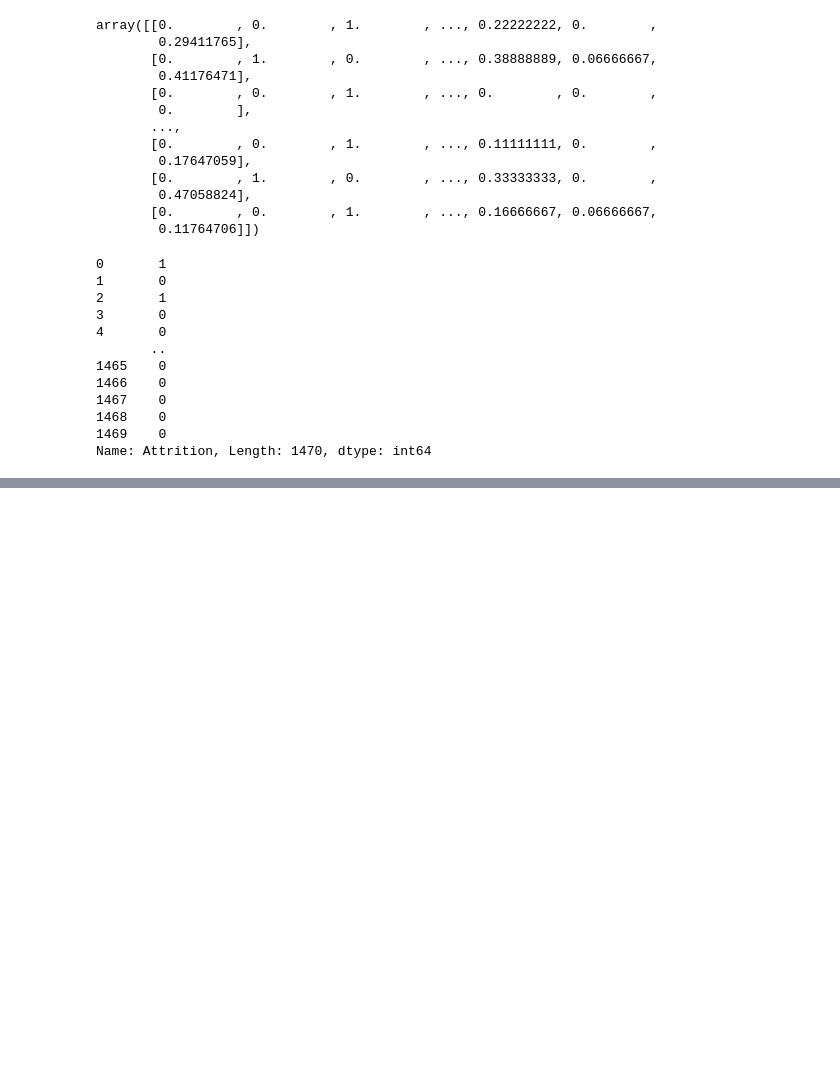
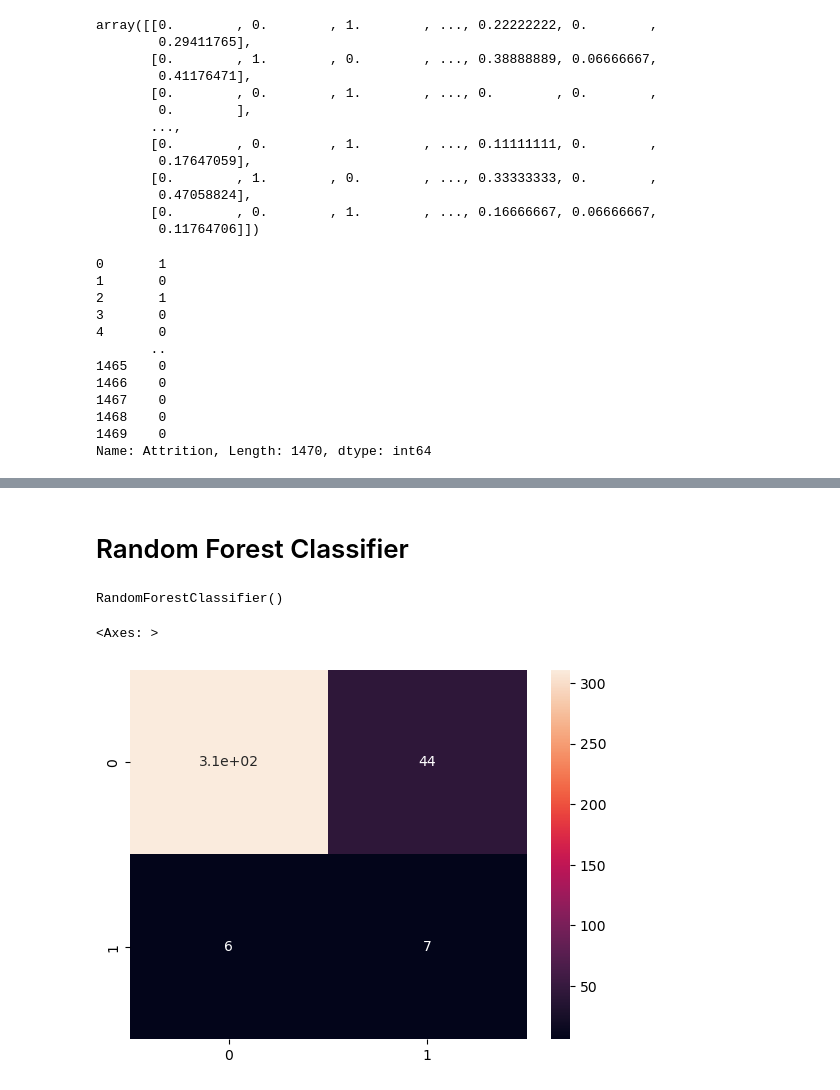
Before and after one commit to mattyapers/Data-Science, a Jupyter notebook: HR Model.ipynb, the cells around one changed output, grey strips where cells are left out. Drawn from its saved outputs; the diff is of its cells as text; code cells hidden in the pictures; blank space fills up the shorter version.

```diff
--- a/HR Model.ipynb
+++ b/HR Model.ipynb
@@ -493,0 +555,18 @@ Name: Attrition, Length: 1470, dtype: int64
+# %% [markdown]
+# Random Forest Classifier
+# %%
+from sklearn.ensemble import RandomForestClassifier
+
+model = RandomForestClassifier()
+model.fit(X_train, y_train)
+# %% [output]
+RandomForestClassifier()
+# %%
+y_pred = model.predict(X_test)
+# %%
+# Create a confusion matrix
+cm_rf = confusion_matrix(y_pred, y_test)
+sns.heatmap(cm_rf, annot=True)
+# %% [output]
+<Axes: >
+[figure, added]
```
Also changed, not shown: parts of 26 cells of this notebook.
